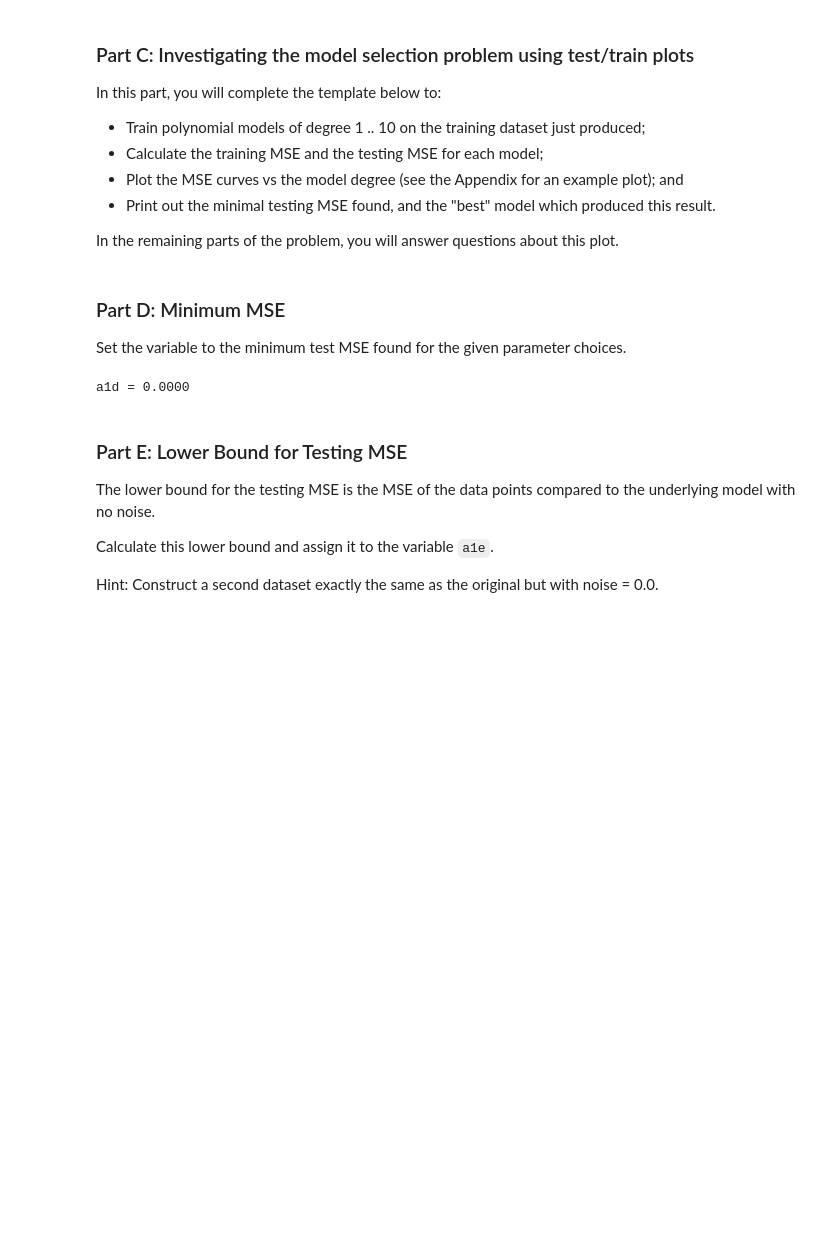
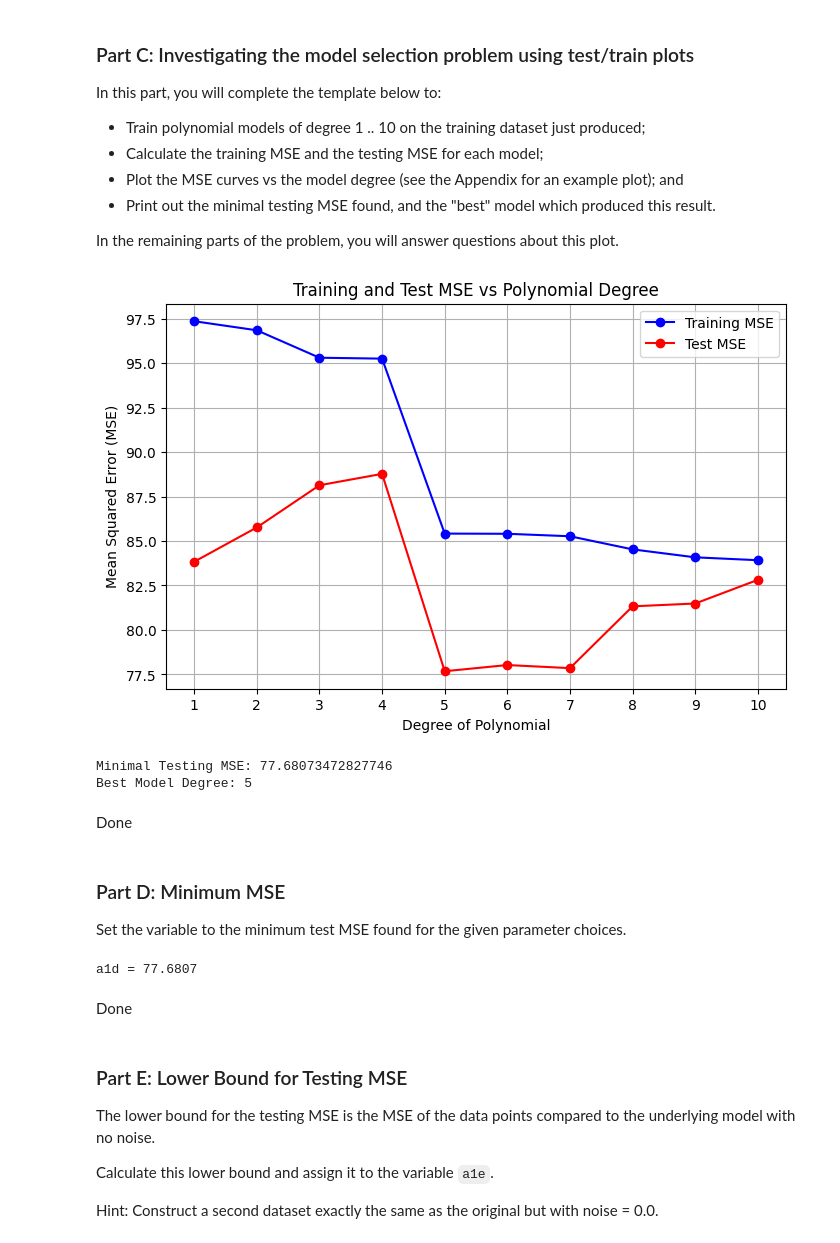
Before and after one commit to Nitya-lab/homework-3-4-, a Jupyter notebook: Homework_03.ipynb, the cells around one changed output. Drawn from its saved outputs; the diff is of its cells as text; code cells hidden in the pictures; blank space fills up the shorter version.

```diff
--- a/Homework_03.ipynb
+++ b/Homework_03.ipynb
@@ -200,46 +200,79 @@ test_errors  = []     # store testing MSEs for each degree here
 
 for d in degrees:
 
     pass             # remove: just to get the cell to run without error
 
     # Use PolynomialFeatures to transform the data into appropriate form for
     # a polynomial model of degree d.
 
         # Your code here
+    poly = PolynomialFeatures(degree=d)
+    X_train_poly = poly.fit_transform(X_train)
+    X_test_poly = poly.transform(X_test)
 
     # Fit a linear regression model on the transformed data
 
         # Your code here
+    model = LinearRegression()
+    model.fit(X_train_poly, y_train)
 
     # Predict on the train and test sets
 
         # Your code here
-
+    y_train_pred = model.predict(X_train_poly)
+    y_test_pred = model.predict(X_test_poly)
     # Calculate the MSEs and append to the appropriate lists
 
         # Your code here
+    train_mse = mean_squared_error(y_train, y_train_pred)
+    test_mse = mean_squared_error(y_test, y_test_pred)
+
+    train_errors.append(train_mse)
+    test_errors.append(test_mse)
 
 
 # Plot training and test MSEs vs degree of model using train_errors and test_errors
 # Note that the x axis should have ticks for 1 .. 10 only
 
 # Your code here
-
+plt.figure(figsize=(8, 5))
+plt.plot(degrees, train_errors, label='Training MSE', color='blue', marker='o')
+plt.plot(degrees, test_errors, label='Test MSE', color='red', marker='o')
+plt.xlabel('Degree of Polynomial')
+plt.ylabel('Mean Squared Error (MSE)')
+plt.title('Training and Test MSE vs Polynomial Degree')
+plt.legend()
+plt.grid(True)
+plt.xticks(degrees)
+plt.show()
 # Calculate minimal MSE and degree for test set and print out
 # Hint: notice carefully that the MSE lists are for degrees [1, 2, 3, ....]  (i.e., index + 1)
 
 # Your code here
+min_test_mse = min(test_errors)
+best_degree = degrees[test_errors.index(min_test_mse)]
+
+print(f"Minimal Testing MSE: {min_test_mse}")
+print(f"Best Model Degree: {best_degree}")
+# %% [output]
+[figure, added]
+Minimal Testing MSE: 77.68073472827746
+Best Model Degree: 5
+# %% [markdown]
+Done
 # %% [markdown]
 ### Part D: Minimum MSE
 
 Set the variable to the minimum test MSE found for the given parameter choices.
 # %%
 
-a1d = 0.0                              # Just to get the cell to run without errors, replace by appropriate expression
+a1d = min(test_errors)                              # Just to get the cell to run without errors, replace by appropriate expression
 
 print(f'a1d = {a1d:.4f}')              # Do NOT change this print statement in any way, it is used by the auto-grader!
 # %% [output]
-a1d = 0.0000
+a1d = 77.6807
+# %% [markdown]
+Done
 # %% [markdown]
 ### Part E: Lower Bound for Testing MSE
 
```
Also changed, not shown: parts of 19 cells of this notebook.
